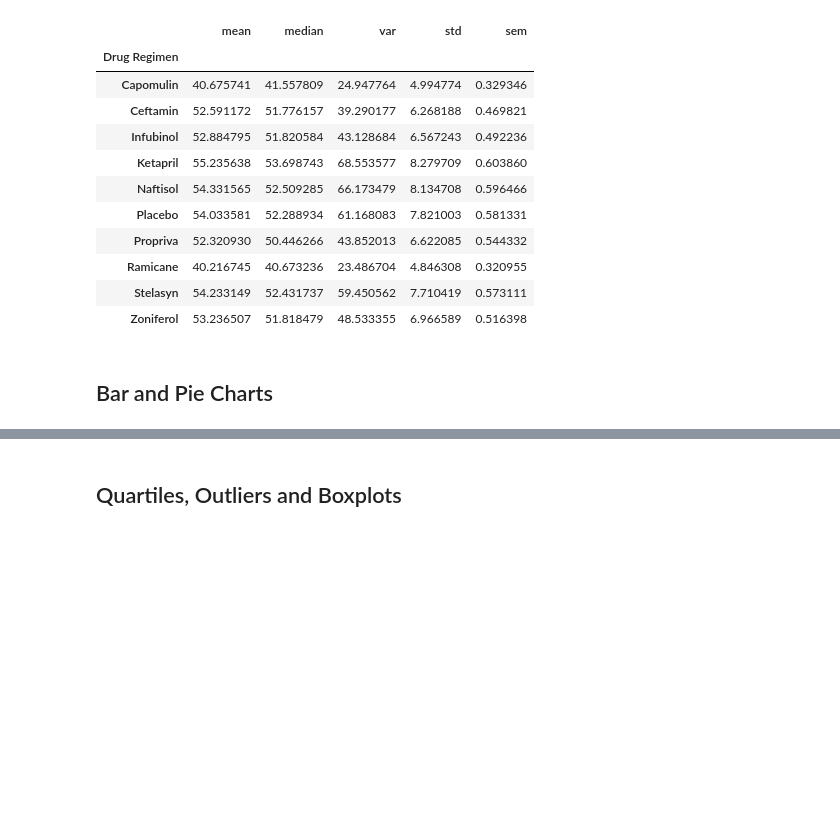
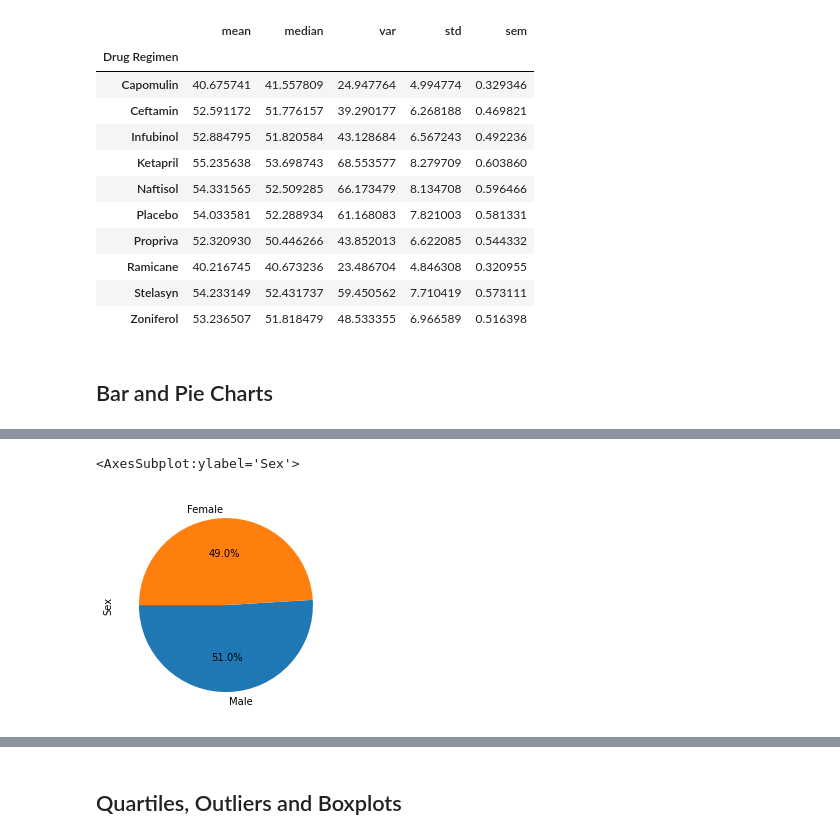
Before and after one commit to jayparikh1998/UofT-Bootcamp, a Jupyter notebook: pymaceuticals_challenge/pymaceuticals_starter.ipynb, the cells around one changed output, grey strips where cells are left out. Saved outputs shown, nothing was run; the diff lists cells and outputs as text; code cells hidden in the pictures; blank space fills up the shorter version.

```diff
--- a/pymaceuticals_challenge/pymaceuticals_starter.ipynb
+++ b/pymaceuticals_challenge/pymaceuticals_starter.ipynb
@@ -173,2 +190,10 @@ count_by_regimen.plot(kind='bar', title='Number of Data Points per Drug Regimen'
 # %%
 # Generate a pie plot showing the distribution of female versus male mice using Pandas
+gender_counts = cleaned_df['Sex'].value_counts()
+
+gender_counts.plot.pie(autopct='%1.1f%%', startangle=180)
+#gender_df.plot(kind='pie')
+#plt.show()
+# %% [output]
+<AxesSubplot:ylabel='Sex'>
+[figure, added]
```
Also changed, not shown: parts of 5 cells of this notebook.
